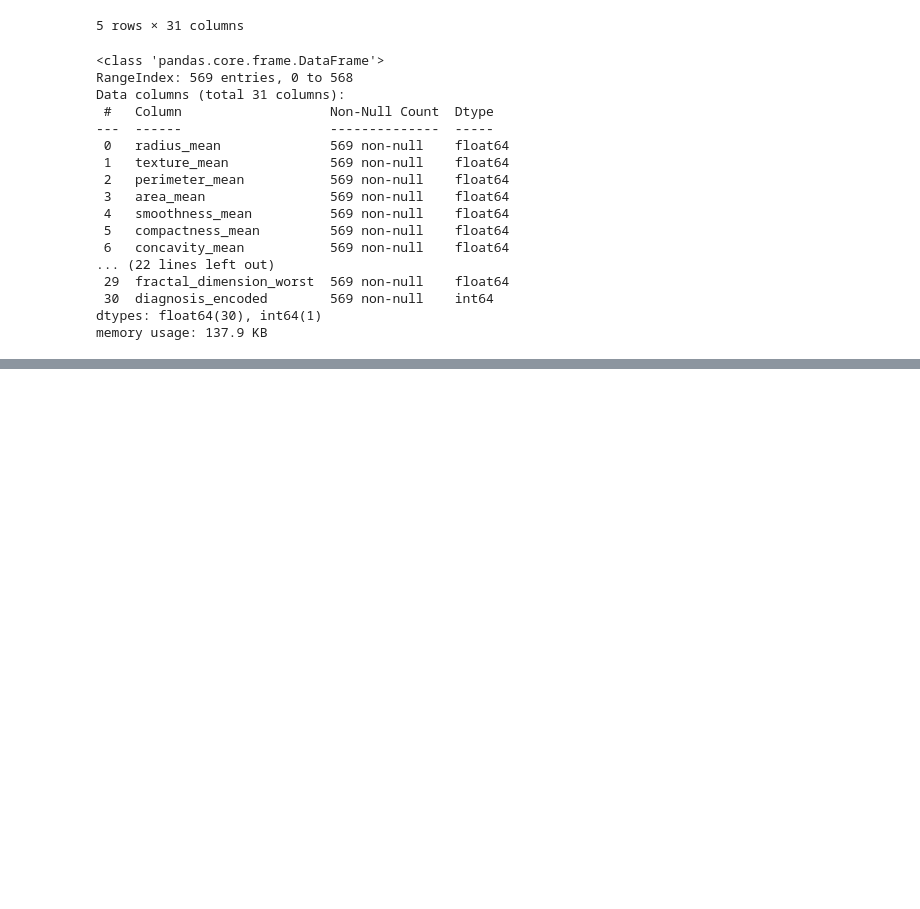
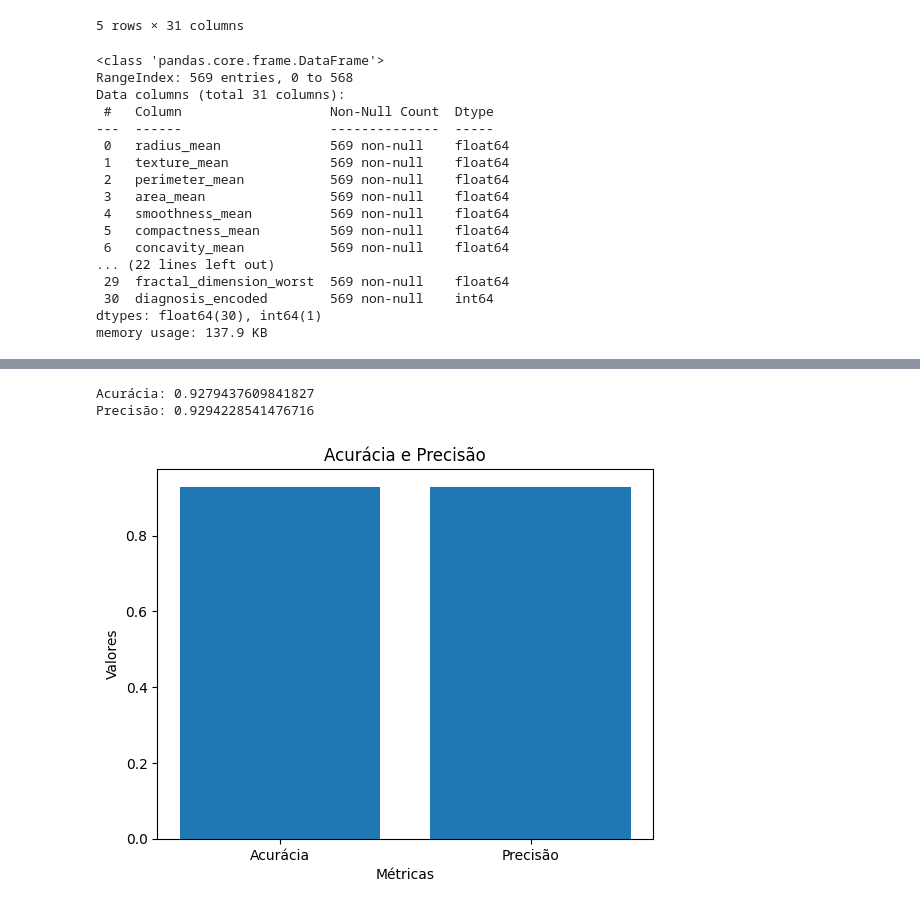
Before and after one commit to fabianogomes01/Rede-neural, a Jupyter notebook: rede_neural.ipynb, the cells around one changed output, grey strips where cells are left out. Drawn from its saved outputs; the diff is of its cells as text; code cells hidden in the pictures; blank space fills up the shorter version.

```diff
--- a/rede_neural.ipynb
+++ b/rede_neural.ipynb
@@ -198,0 +272,25 @@ graf3.show()
+# %%
+from sklearn.metrics import accuracy_score, precision_score
+
+# Calcular a acurácia
+acuracia = accuracy_score(y, agrupamento)
+print("Acurácia:", acuracia)
+
+# Calcular a precisão
+precisao = precision_score(y, agrupamento, average='weighted') # Se os rótulos são multiclasse
+#precisao = precision_score(y, agrupamento, average='binary') # Se os rótulos são binários
+print("Precisão:", precisao)
+
+# Plotar a acurácia e precisão em um gráfico de barras
+metricas = ['Acurácia', 'Precisão']
+valores = [acuracia, precisao]
+
+plt.bar(metricas, valores)
+plt.title('Acurácia e Precisão')
+plt.xlabel('Métricas')
+plt.ylabel('Valores')
+plt.show()
+# %% [output]
+Acurácia: 0.9279437609841827
+Precisão: 0.9294228541476716
+[figure, added]
```
Also changed, not shown: parts of 8 cells of this notebook.
